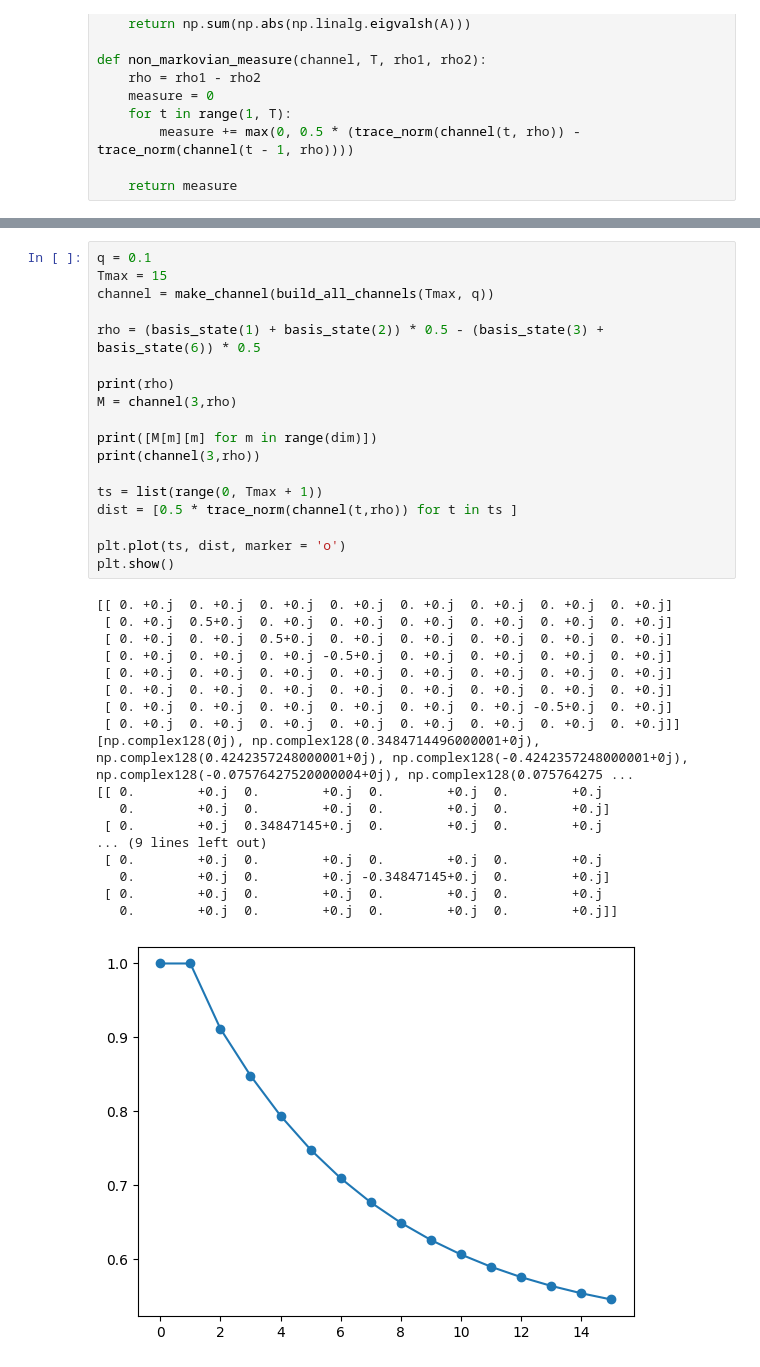
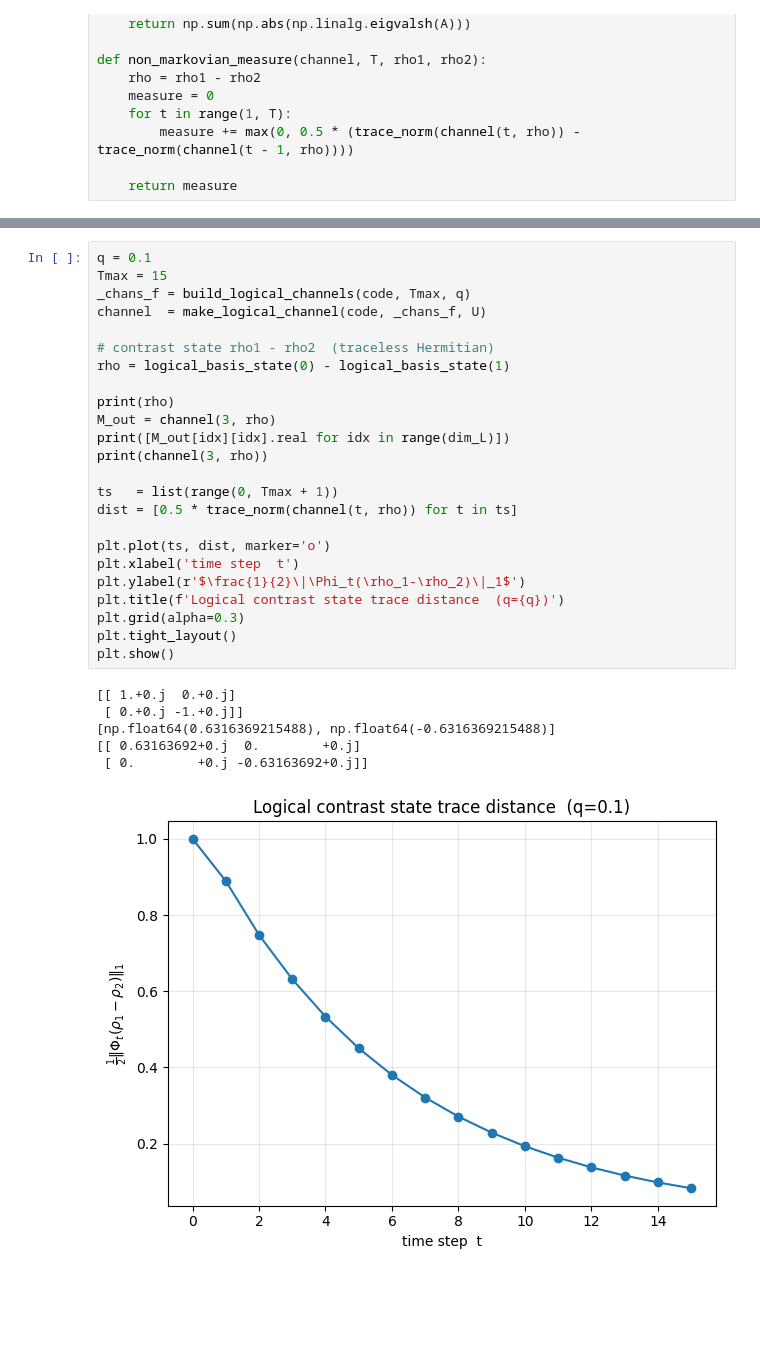
Before and after one commit to YommoY-official/MPQMasters, a Jupyter notebook: non_markovian_measure/non_markovian_measure.ipynb, the cells around one changed output, grey strips where cells are left out. Cells and saved outputs as stored; diff of their text form; blank space fills up the shorter version.

```diff
--- a/non_markovian_measure/non_markovian_measure.ipynb
+++ b/non_markovian_measure/non_markovian_measure.ipynb
@@ -209,38 +787,32 @@ plt.show()
 # %%
 q = 0.1
 Tmax = 15
-channel = make_channel(build_all_channels(Tmax, q))
+_chans_f = build_logical_channels(code, Tmax, q)
+channel  = make_logical_channel(code, _chans_f, U)
 
-rho = (basis_state(1) + basis_state(2)) * 0.5 - (basis_state(3) + basis_state(6)) * 0.5
+# contrast state rho1 - rho2  (traceless Hermitian)
+rho = logical_basis_state(0) - logical_basis_state(1)
 
 print(rho)
-M = channel(3,rho)
+M_out = channel(3, rho)
+print([M_out[idx][idx].real for idx in range(dim_L)])
+print(channel(3, rho))
 
-print([M[m][m] for m in range(dim)])
-print(channel(3,rho))
+ts   = list(range(0, Tmax + 1))
+dist = [0.5 * trace_norm(channel(t, rho)) for t in ts]
 
-ts = list(range(0, Tmax + 1))
-dist = [0.5 * trace_norm(channel(t,rho)) for t in ts ]
-
-plt.plot(ts, dist, marker = 'o')
+plt.plot(ts, dist, marker='o')
+plt.xlabel('time step  t')
+plt.ylabel(r'$\frac{1}{2}\|\Phi_t(\rho_1-\rho_2)\|_1$')
+plt.title(f'Logical contrast state trace distance  (q={q})')
+plt.grid(alpha=0.3)
+plt.tight_layout()
 plt.show()
 # %% [output]
-[[ 0. +0.j  0. +0.j  0. +0.j  0. +0.j  0. +0.j  0. +0.j  0. +0.j  0. +0.j]
- [ 0. +0.j  0.5+0.j  0. +0.j  0. +0.j  0. +0.j  0. +0.j  0. +0.j  0. +0.j]
- [ 0. +0.j  0. +0.j  0.5+0.j  0. +0.j  0. +0.j  0. +0.j  0. +0.j  0. +0.j]
- [ 0. +0.j  0. +0.j  0. +0.j -0.5+0.j  0. +0.j  0. +0.j  0. +0.j  0. +0.j]
- [ 0. +0.j  0. +0.j  0. +0.j  0. +0.j  0. +0.j  0. +0.j  0. +0.j  0. +0.j]
- [ 0. +0.j  0. +0.j  0. +0.j  0. +0.j  0. +0.j  0. +0.j  0. +0.j  0. +0.j]
- [ 0. +0.j  0. +0.j  0. +0.j  0. +0.j  0. +0.j  0. +0.j -0.5+0.j  0. +0.j]
- [ 0. +0.j  0. +0.j  0. +0.j  0. +0.j  0. +0.j  0. +0.j  0. +0.j  0. +0.j]]
-[np.complex128(0j), np.complex128(0.3484714496000001+0j), np.complex128(0.4242357248000001+0j), np.complex128(-0.4242357248000001+0j), np.complex128(-0.07576427520000004+0j), np.complex128(0.075764275 ...
-[[ 0.        +0.j  0.        +0.j  0.        +0.j  0.        +0.j
-   0.        +0.j  0.        +0.j  0.        +0.j  0.        +0.j]
- [ 0.        +0.j  0.34847145+0.j  0.        +0.j  0.        +0.j
-... (9 lines left out)
- [ 0.        +0.j  0.        +0.j  0.        +0.j  0.        +0.j
-   0.        +0.j  0.        +0.j -0.34847145+0.j  0.        +0.j]
- [ 0.        +0.j  0.        +0.j  0.        +0.j  0.        +0.j
-   0.        +0.j  0.        +0.j  0.        +0.j  0.        +0.j]]
+[[ 1.+0.j  0.+0.j]
+ [ 0.+0.j -1.+0.j]]
+[np.float64(0.6316369215488), np.float64(-0.6316369215488)]
+[[ 0.63163692+0.j  0.        +0.j]
+ [ 0.        +0.j -0.63163692+0.j]]
-[figure, old version]
+[figure, new version]
 # %%
```
Also changed, not shown: parts of 17 cells of this notebook.
